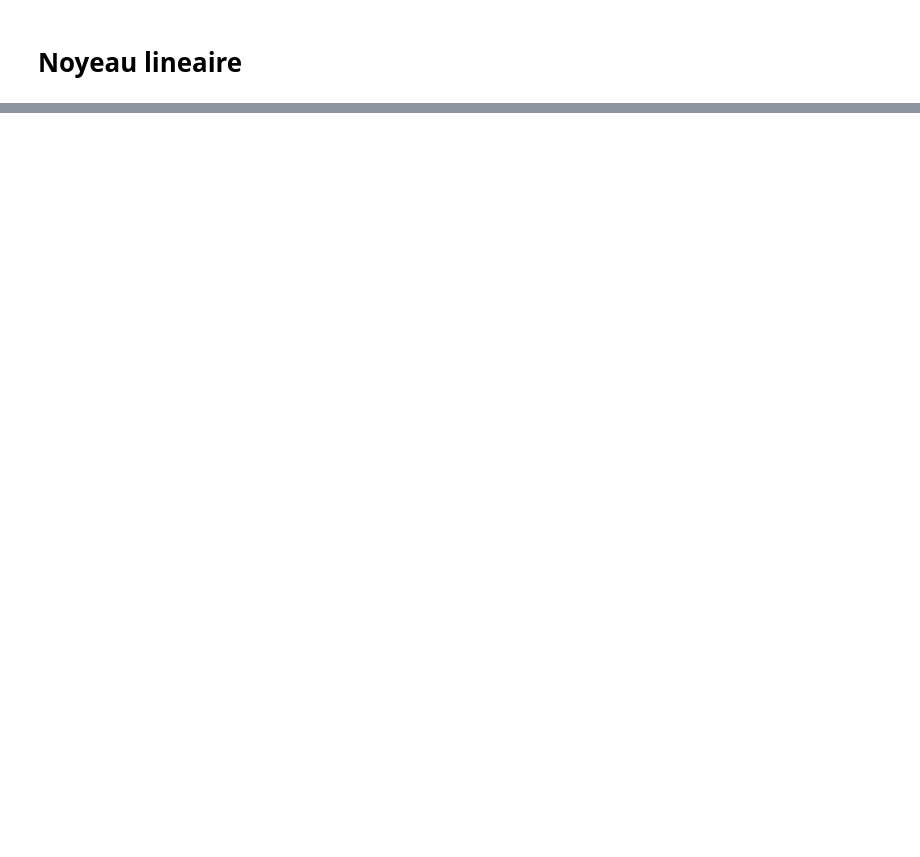
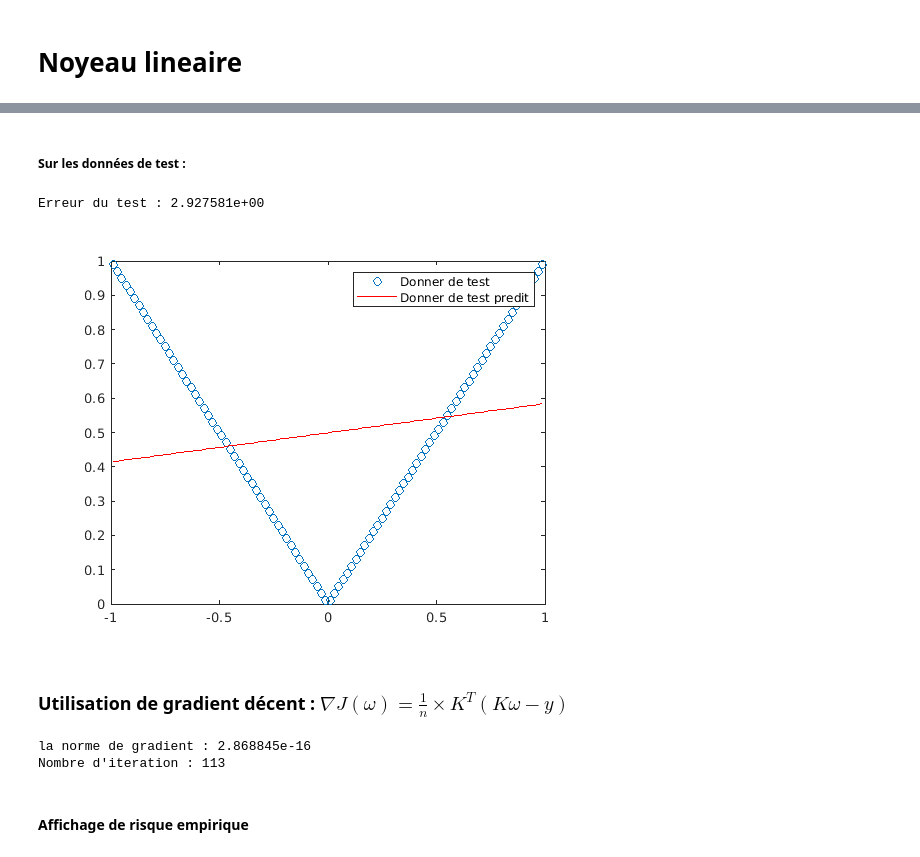
Before and after one commit to akram-elgh/Master-AIDC, a Jupyter notebook: ML/TP2/TP2.ipynb, the cells around one changed output, grey strips where cells are left out. Cells and saved outputs as stored; diff of their text form; code cells hidden in the pictures; blank space fills up the shorter version.

```diff
--- a/ML/TP2/TP2.ipynb
+++ b/ML/TP2/TP2.ipynb
@@ -224,0 +248,33 @@ Undefined function 'modele' for input arguments of type 'double'.
+# %% [markdown]
+##### Sur les données de test :
+# %%
+y_et_test = K_test * w_et;
+plot(X_test, y_test, 'o')
+hold on
+plot(X_test, y_et_test, 'r')
+legend({"Donner de test ", "Donner de test predit"}, 'Location', 'northeast');
+hold off
+fprintf("Erreur du test : %d", norm(y_et_test - y_test))
+# %% [output]
+Erreur du test : 2.927581e+00
+[figure, added]
+# %% [markdown]
+### Utilisation de gradient décent : $ \nabla J(\omega) = \frac{1}{n} \times K^T (K\omega - y) $
+# %%
+alpha = 1;
+num_iterations = 1000;
+while (norm(gradJ(omega)) > 10e-14 && i < num_iterations)
+  grad = gradJ(omega);
+  omega =  omega - (alpha * grad);
+  alpha = n2 * norm(-grad) ^ 2 / (norm(K' * -grad) ^ 2 / 2);
+  err(i) = J(omega, y_train);
+  hist_omega(:, i) = omega;
+  i = i + 1;
+end
+fprintf("la norme de gradient : %d\n",norm(gradJ(omega)))
+fprintf("Nombre d'iteration : %d", i);
+# %% [output]
+la norme de gradient : 2.868845e-16
+Nombre d'iteration : 113
+# %% [markdown]
+#### Affichage de risque empirique
```
Also changed, not shown: parts of 608 cells of this notebook, 2 other files.
